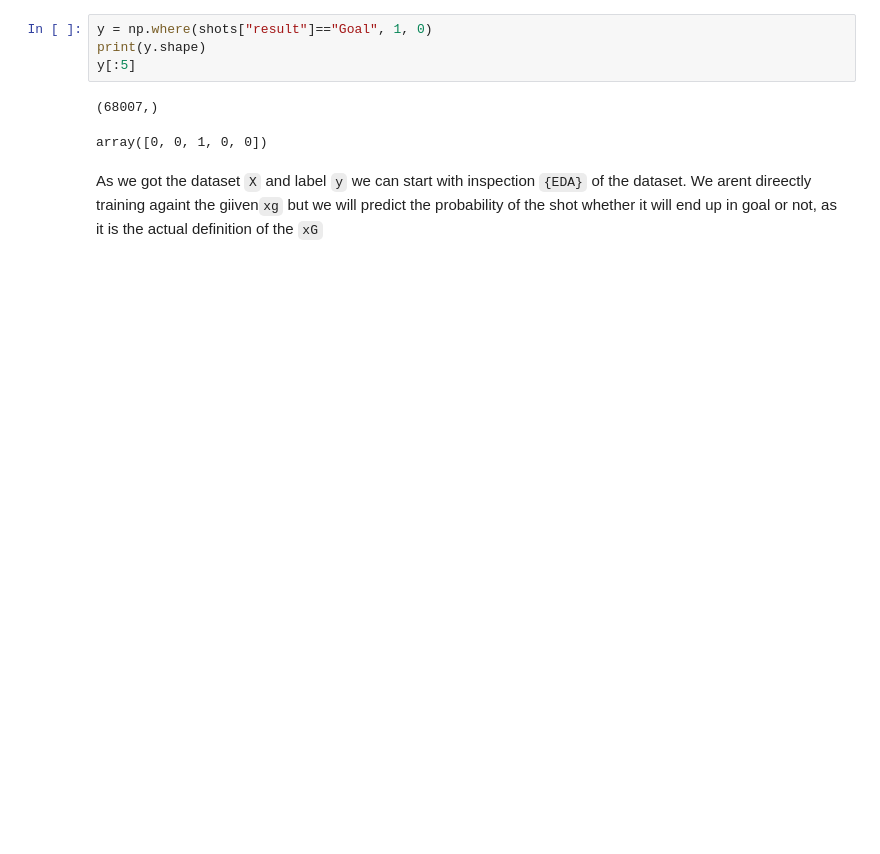
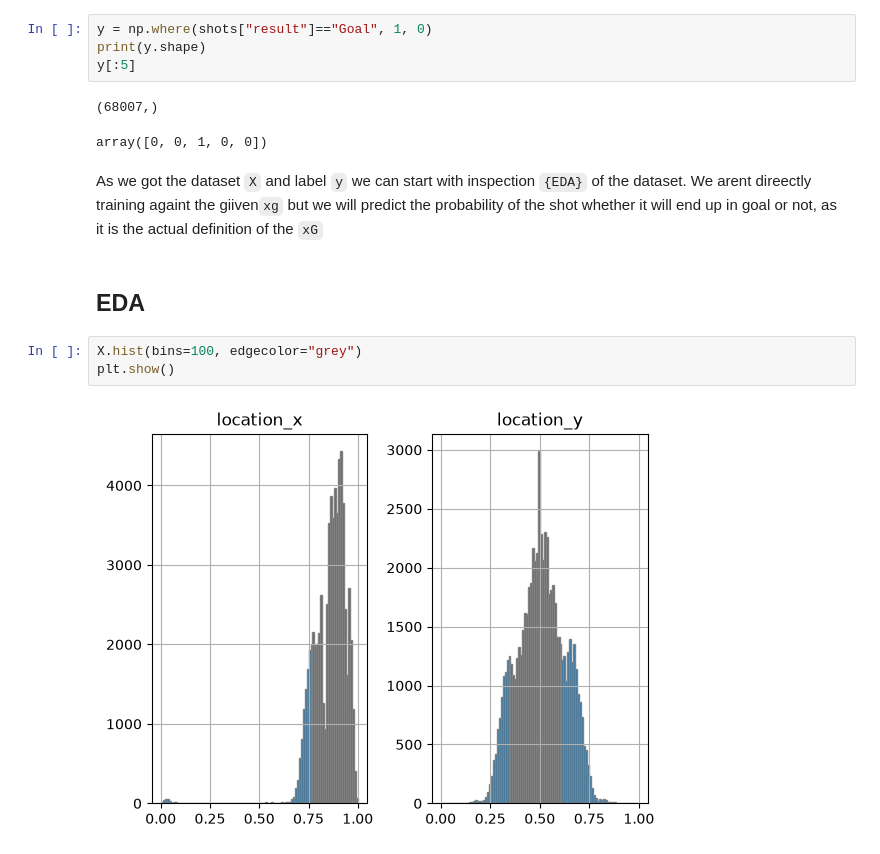
Before and after one commit to AtharvaManale/xG-predict, a Jupyter notebook: notebooks/datascraper.ipynb, the cells around one changed output. Cells and saved outputs as stored; diff of their text form; blank space fills up the shorter version.

Commit message:
EDA: hist graphs, co-relations and string dtype columns categories

```diff
--- a/notebooks/datascraper.ipynb
+++ b/notebooks/datascraper.ipynb
@@ -117,3 +117,10 @@ y[:5]
 array([0, 0, 1, 0, 0])
 # %% [markdown]
 As we got the dataset `X` and label `y` we can start with inspection `{EDA}` of the dataset. We arent direectly training againt the giiven`xg` but we will predict the probability of the shot whether it will end up in goal or not, as it is the actual definition of the `xG`
+# %% [markdown]
+## EDA
+# %%
+X.hist(bins=100, edgecolor="grey")
+plt.show()
+# %% [output]
+[figure, added]
```
Also changed, not shown: parts of 5 cells of this notebook.
